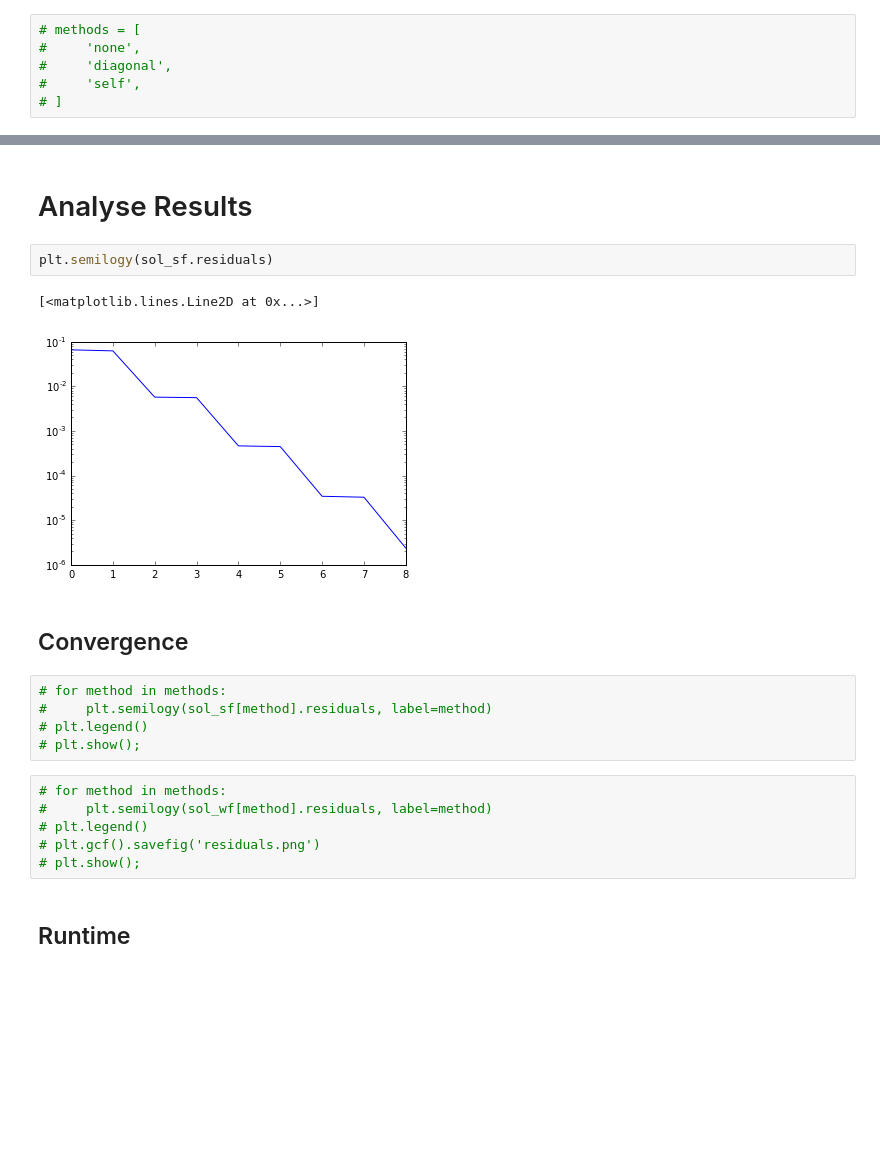
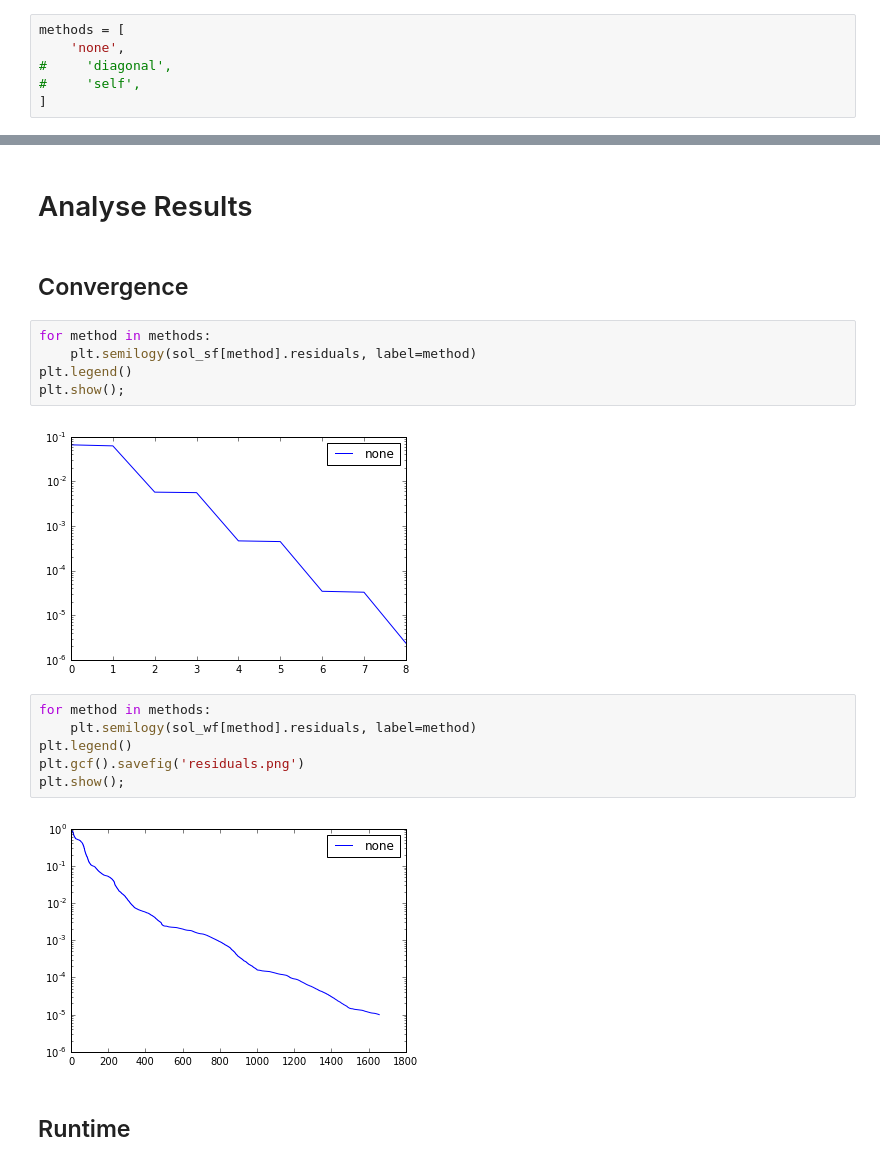
Before and after one commit to sheeshee/MSc-Project-Code, a Jupyter notebook: Notebooks/04_bempp_cavity_simple.ipynb, the cells around one changed output, grey strips where cells are left out. Cells and saved outputs as stored; diff of their text form; blank space fills up the shorter version.

```diff
--- a/Notebooks/04_bempp_cavity_simple.ipynb
+++ b/Notebooks/04_bempp_cavity_simple.ipynb
@@ -57,9 +55,9 @@ sol_sf = model_sf.solve()
 # %% [markdown]
 # Solve Them
 # %%
-# methods = [
-#     'none',
+methods = [
+    'none',
 #     'diagonal',
 #     'self',
-# ]
+]
 # %%
@@ -75,23 +111,22 @@ sol_sf = model_sf.solve()
 # %% [markdown]
 # Analyse Results
-# %%
-plt.semilogy(sol_sf.residuals)
-# %% [output]
-[<matplotlib.lines.Line2D at 0x...>]
-[figure, removed]
 # %% [markdown]
 ## Convergence
 # %%
-# for method in methods:
-#     plt.semilogy(sol_sf[method].residuals, label=method)
-# plt.legend()
-# plt.show();
+for method in methods:
+    plt.semilogy(sol_sf[method].residuals, label=method)
+plt.legend()
+plt.show();
+# %% [output]
+[figure, added]
 # %%
-# for method in methods:
-#     plt.semilogy(sol_wf[method].residuals, label=method)
-# plt.legend()
-# plt.gcf().savefig('residuals.png')
-# plt.show();
+for method in methods:
+    plt.semilogy(sol_wf[method].residuals, label=method)
+plt.legend()
+plt.gcf().savefig('residuals.png')
+plt.show();
+# %% [output]
+[figure, added]
 # %% [markdown]
 ## Runtime
 # %%
```
Also changed, not shown: parts of 17 cells of this notebook, 2 other files.
